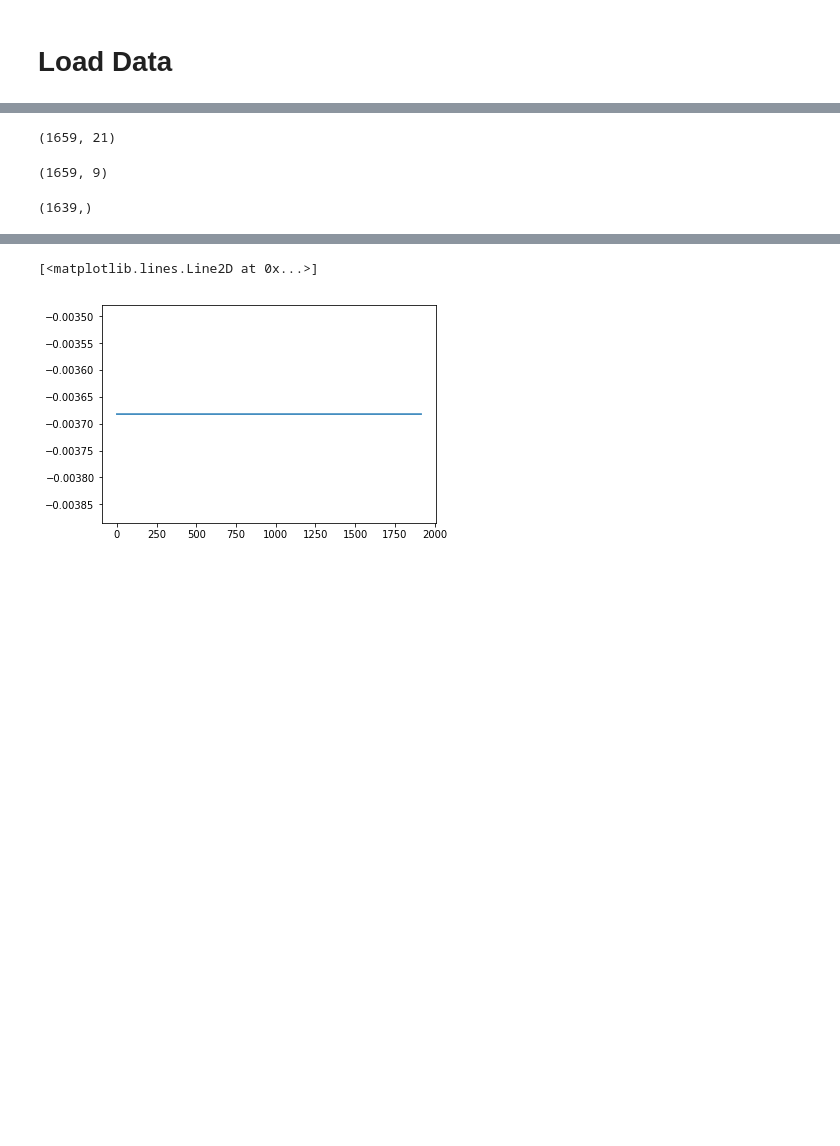
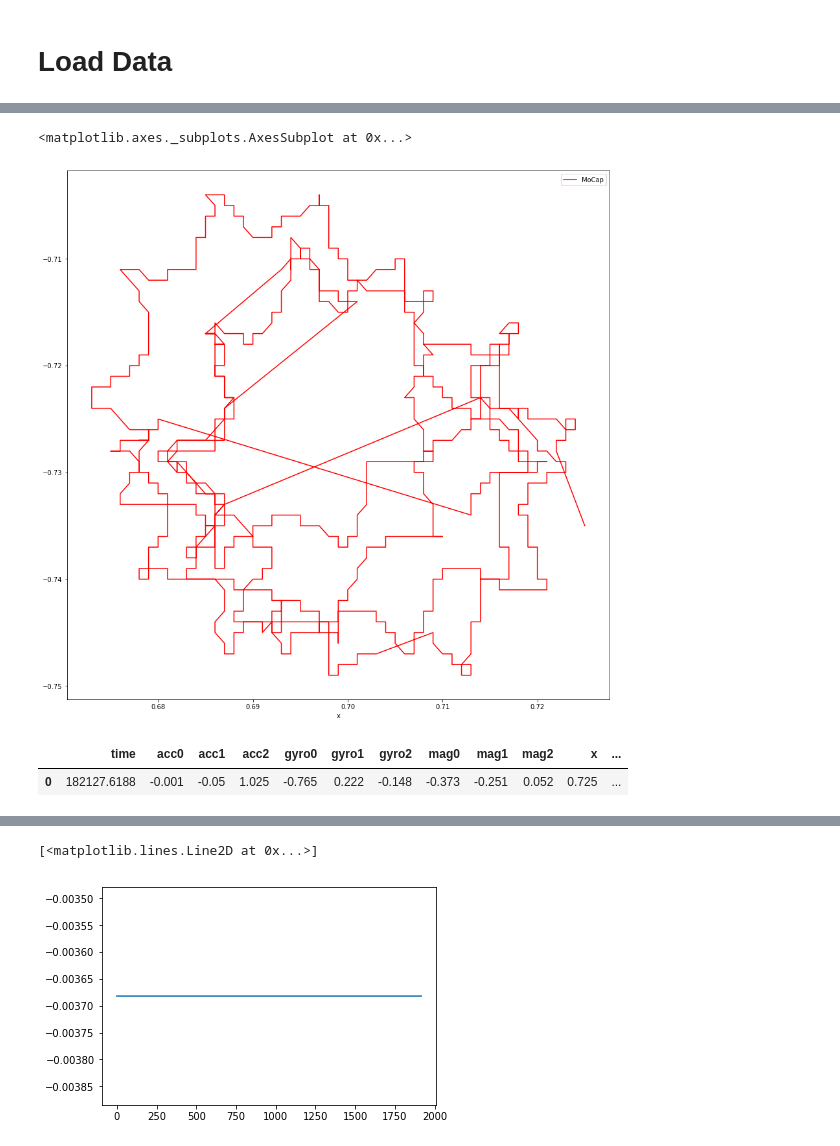
Before and after one commit to gergelyhunyady/DL_HW, a Jupyter notebook: Code/Bazs/Scratch/MIRAnet_Test_Bazs.ipynb, the cells around one changed output, grey strips where cells are left out. Cells and saved outputs as stored; diff of their text form; code cells hidden in the pictures; blank space fills up the shorter version.

```diff
--- a/Code/Bazs/Scratch/MIRAnet_Test_Bazs.ipynb
+++ b/Code/Bazs/Scratch/MIRAnet_Test_Bazs.ipynb
@@ -189,3 +179,8 @@ for i in range(dfarray.shape[0]):
+# %%
+data.plot(x='x', y='z', color='red', figsize=(15,15), label='MoCap')
+# %% [output]
+<matplotlib.axes._subplots.AxesSubplot at 0x...>
+[figure, added]
 # %%
 #1D convolution
 window_size = 20
@@ -198,7 +193,3 @@ patience=50
 batch_size = 16
 vs = 0.15
 ts = 0.15
-# %%
-dfarray.shape
-# %% [output]
-(1659, 21)
@@ -208,8 +196,5 @@ X = dfarray[:,0:9]
-# %%
-X.shape
-# %% [output]
-(1659, 9)
-# %%
-Y.shape
-# %% [output]
-(1639,)
+# %%
+data.head(1)
+# %% [output]
+|  | time | acc0 | acc1 | acc2 | gyro0 | gyro1 | gyro2 | mag0 | mag1 | mag2 | x | ... |
+| 0 | 182127.6188 | -0.001 | -0.05 | 1.025 | -0.765 | 0.222 | -0.148 | -0.373 | -0.251 | 0.052 | 0.725 | ... |
```
Also changed, not shown: parts of 14 cells of this notebook, 8 other files.
